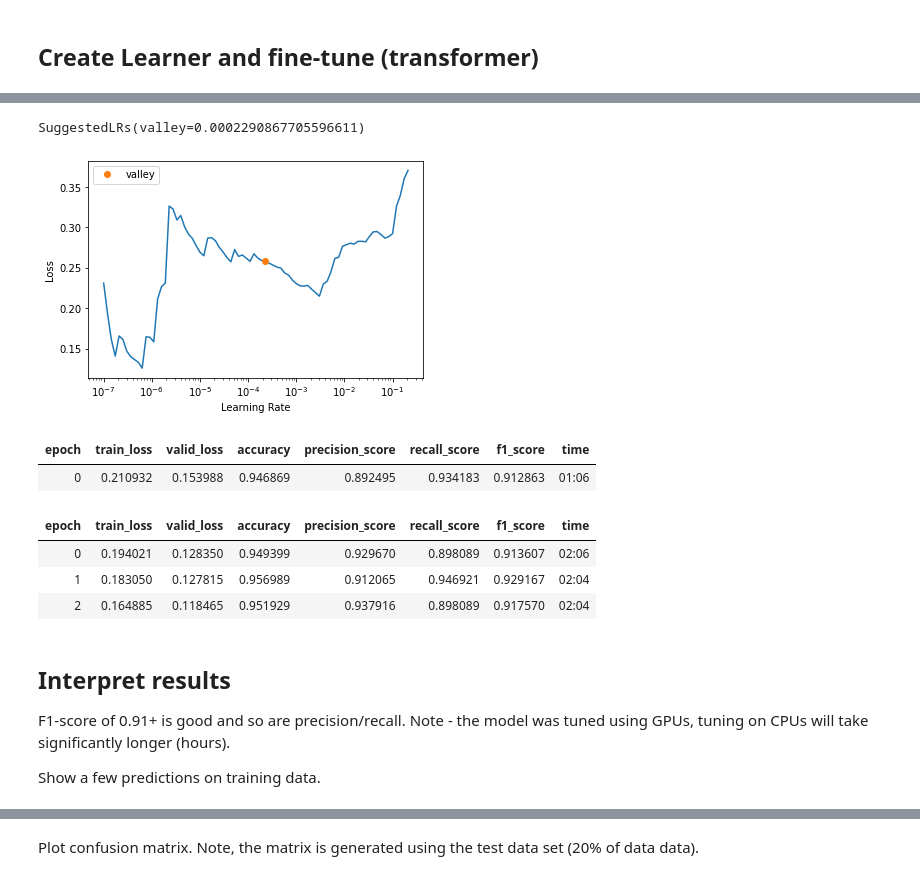
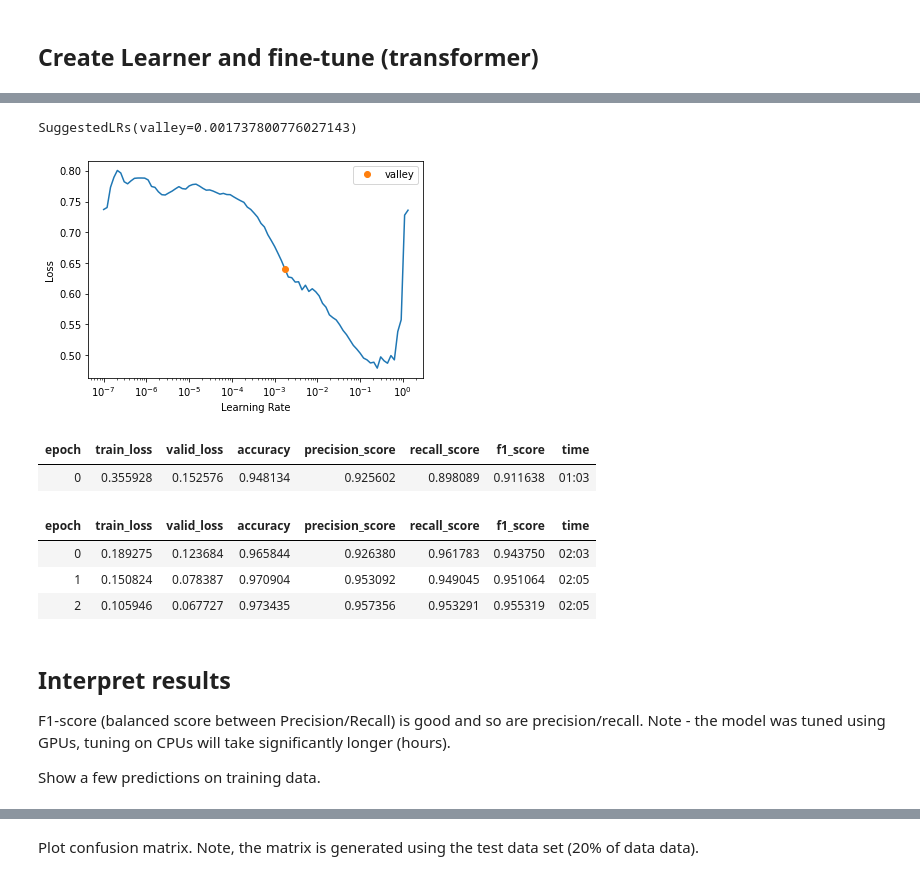
Before and after one commit to himalayahall/YU_FASTAI, a Jupyter notebook: fastai-email-ham-spam-classifier.ipynb, the cells around one changed output, grey strips where cells are left out. Saved outputs shown, nothing was run; the diff lists cells and outputs as text; code cells hidden in the pictures.

```diff
--- a/fastai-email-ham-spam-classifier.ipynb
+++ b/fastai-email-ham-spam-classifier.ipynb
@@ -137,22 +130,23 @@ learner = text_classifier_learner(dls_cls,
 # %%
-learner.lr_find()
+lr = learner.lr_find()
+lr
 # %% [output]
 [interactive output not drawn]
-SuggestedLRs(valley=0.0002290867705596611)
+SuggestedLRs(valley=0.001737800776027143)
-[figure, old version]
+[figure, new version]
 # %%
-learner.fine_tune(3, 0.0002290867705596611)
+learner.fine_tune(3, lr[0])
 # %% [output]
 | epoch | train_loss | valid_loss | accuracy | precision_score | recall_score | f1_score | time |
-| 0 | 0.210932 | 0.153988 | 0.946869 | 0.892495 | 0.934183 | 0.912863 | 01:06 |
+| 0 | 0.355928 | 0.152576 | 0.948134 | 0.925602 | 0.898089 | 0.911638 | 01:03 |
 | epoch | train_loss | valid_loss | accuracy | precision_score | recall_score | f1_score | time |
-| 0 | 0.194021 | 0.128350 | 0.949399 | 0.929670 | 0.898089 | 0.913607 | 02:06 |
-| 1 | 0.183050 | 0.127815 | 0.956989 | 0.912065 | 0.946921 | 0.929167 | 02:04 |
-| 2 | 0.164885 | 0.118465 | 0.951929 | 0.937916 | 0.898089 | 0.917570 | 02:04 |
+| 0 | 0.189275 | 0.123684 | 0.965844 | 0.926380 | 0.961783 | 0.943750 | 02:03 |
+| 1 | 0.150824 | 0.078387 | 0.970904 | 0.953092 | 0.949045 | 0.951064 | 02:05 |
+| 2 | 0.105946 | 0.067727 | 0.973435 | 0.957356 | 0.953291 | 0.955319 | 02:05 |
 # %% [markdown]
 ## Interpret results
 
-F1-score of 0.91+ is good and so are precision/recall. Note - the model was tuned using GPUs, tuning on CPUs will take significantly longer (hours).
+F1-score (balanced score between Precision/Recall) is good and so are precision/recall. Note - the model was tuned using GPUs, tuning on CPUs will take significantly longer (hours).
 
 Show a few predictions on training data.
 # %%
```
Also changed, not shown: parts of 22 cells of this notebook.
